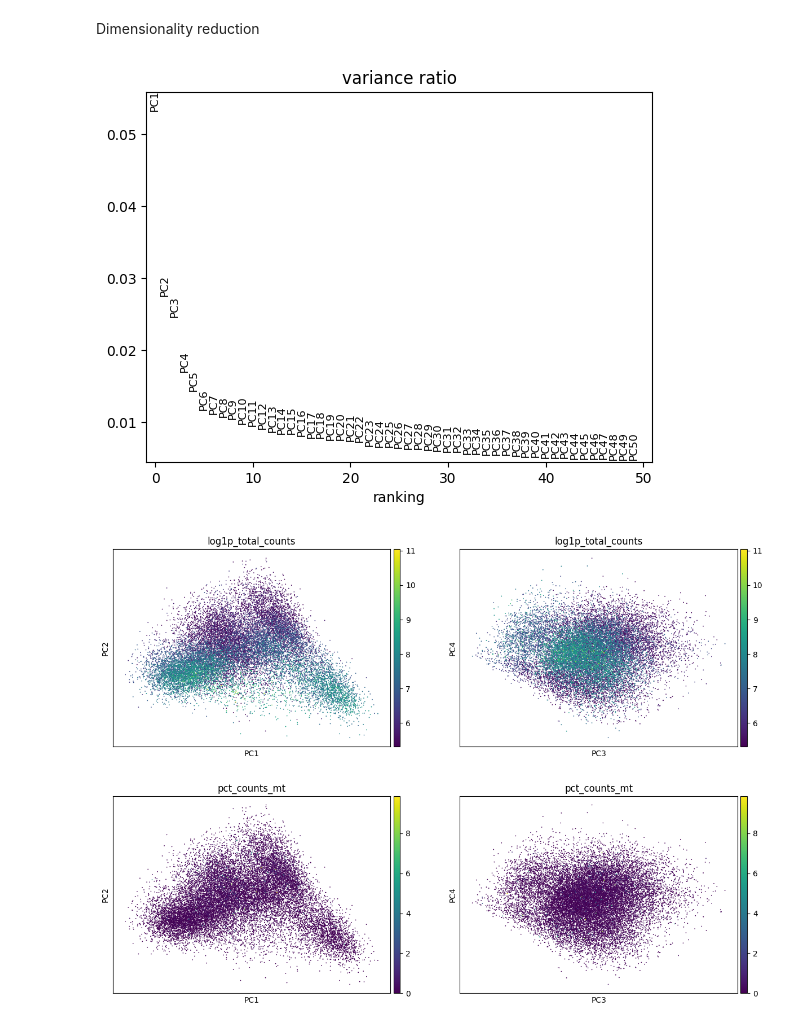
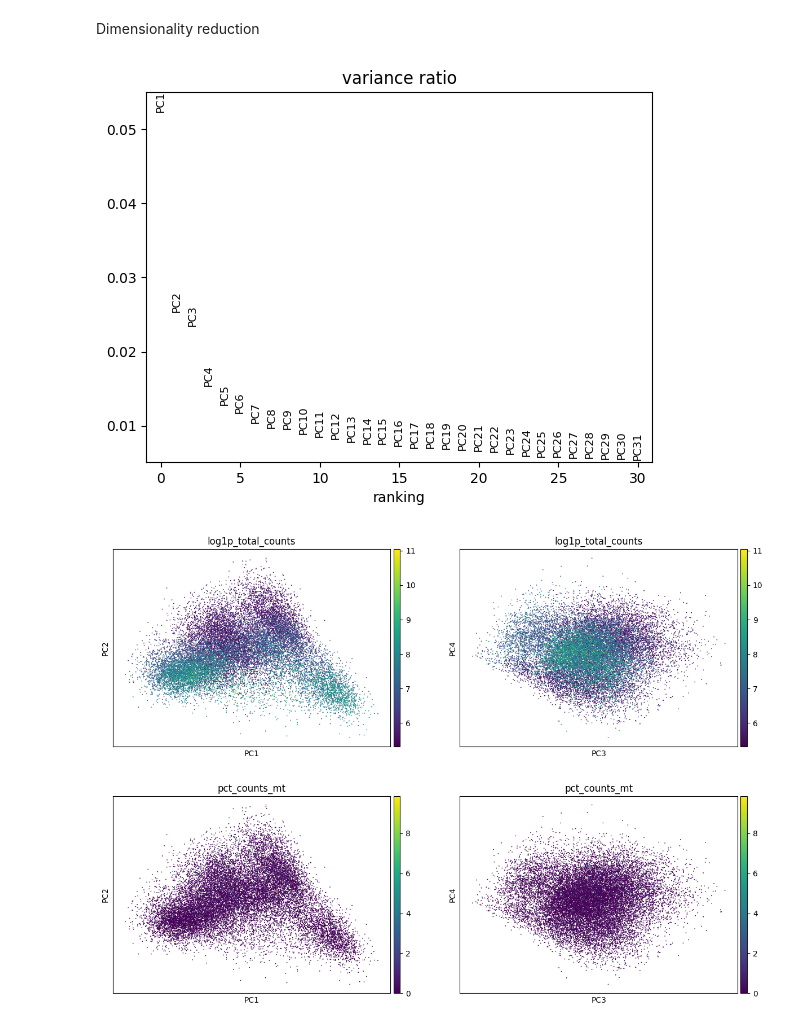
Before and after one commit to riccardoAli31/Gene-expression-changes-from-CNV, a Jupyter notebook: preprocessing/preprocessing_sample2.ipynb, the cells around one changed output. Saved outputs shown, nothing was run; the diff lists cells and outputs as text; code cells hidden in the pictures.

```diff
--- a/preprocessing/preprocessing_sample2.ipynb
+++ b/preprocessing/preprocessing_sample2.ipynb
@@ -153,9 +152,9 @@ Dimensionality reduction
 # %%
 sc.tl.pca(sample_2)
 # %%
-sc.pl.pca_variance_ratio(sample_2, n_pcs=50)
+sc.pl.pca_variance_ratio(sample_2)
 # %% [output]
-[figure, old version]
+[figure, new version]
 # %%
 sc.pl.pca(
     sample_2,
```
Also changed, not shown: parts of 15 cells of this notebook.
